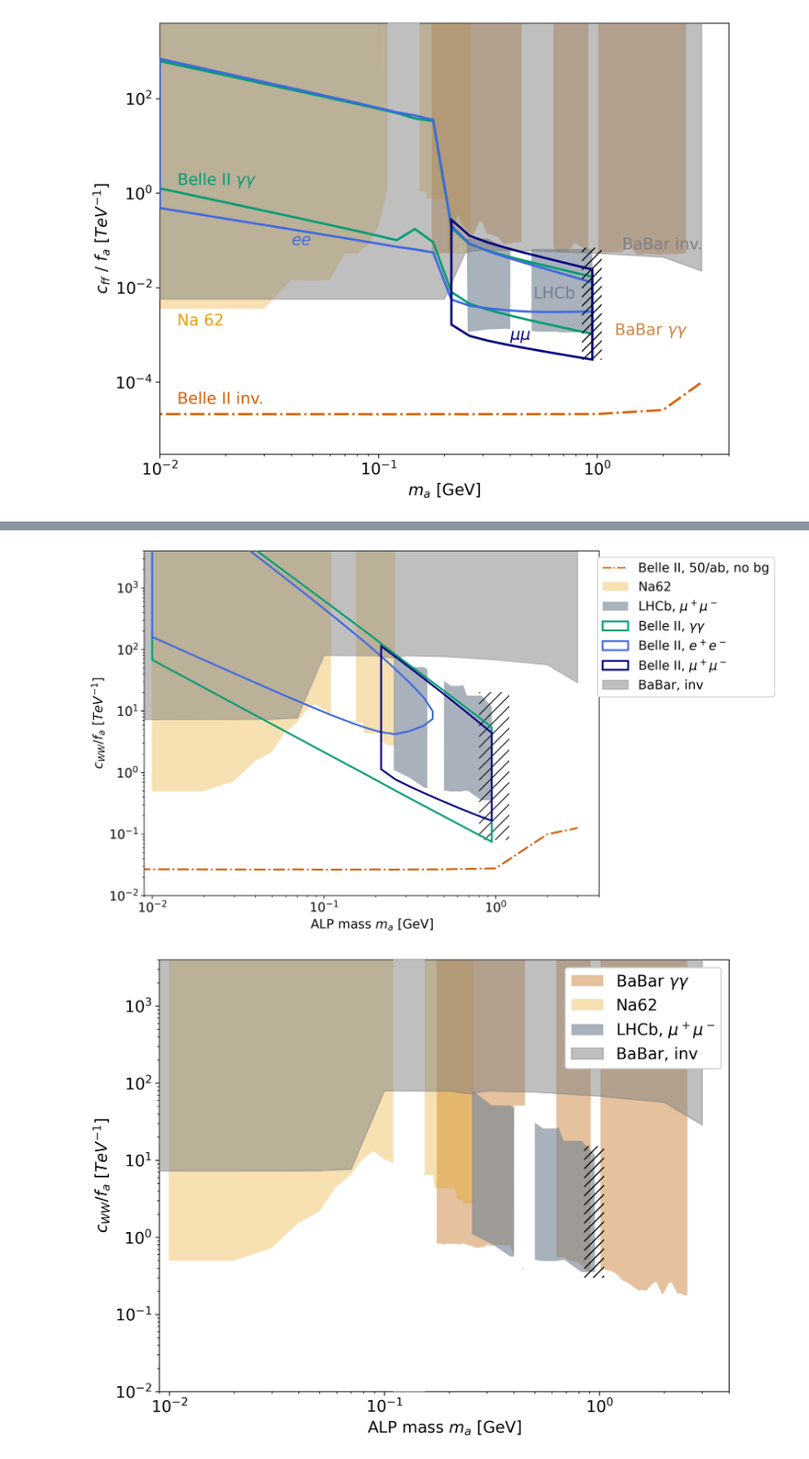
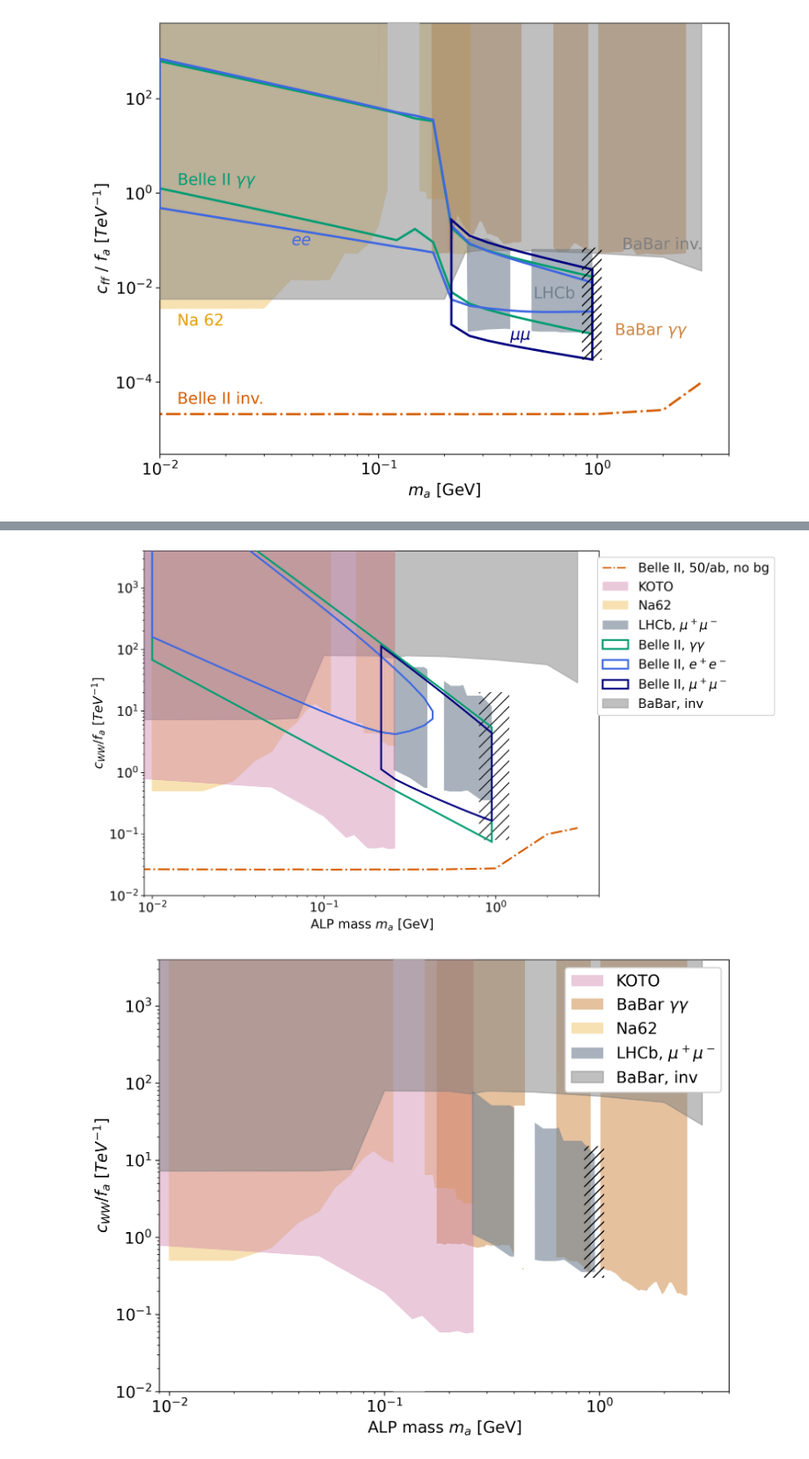
Before and after one commit to anasthesia/alps-BelleII, a Jupyter notebook: python/alps-plots.ipynb, the cells around one changed output, grey strips where cells are left out. Shown at 88% size. Saved outputs shown, nothing was run; the diff lists cells and outputs as text; code cells hidden in the pictures.

```diff
--- a/python/alps-plots.ipynb
+++ b/python/alps-plots.ipynb
@@ -72,6 +72,9 @@ LHCbBoundscWW=genfromtxt('output/LHCb_cWW.dat', delimiter='\t')
 # %%
 Na62Boundscff = genfromtxt('output/Na62_cff.dat', delimiter='\t')
 Na62BoundscWW = genfromtxt('output/Na62_cWW.dat', delimiter='\t')
+# %%
+KOTOBoundscff = genfromtxt('output/KOTO_cff.dat', delimiter='\t')
+KOTOBoundscWW = genfromtxt('output/KOTO_cWW.dat', delimiter='\t')
 # %%
 BaBargammagammaBoundscff = genfromtxt('output/BaBar-gammagamma_cff.dat', delimiter='\t')
 BaBargammagammaBoundscWW = genfromtxt('output/BaBar-gammagamma_cWW.dat', delimiter='\t')
@@ -156,6 +159,7 @@ colours(0.5)
 colorBaBar="grey"
 colorLHCb="slategrey"
 colorNa62=colours(1)[4]#"teal"
+colorKOTO=colours(1)[6]
 colorBaBargammagamma="peru"#colours(1)[3]
 
 colorBelleIIinvNobkg=colours(1)[5]
@@ -492,5 +498,7 @@ plt.savefig('plots/Bounds-existing-cff.png', dpi=300, bbox_inches='tight')
 # %%
 fig, ax = plt.subplots(figsize=(9, 7))
+
+plotGen(KOTOBoundscWW,"oppacpolygon",colorKOTO,0,0.5,0.4, label='KOTO',zorder=3)
 
 plotGen(Na62BoundscWW,"oppacpolygon",colorNa62,0,1, label='Na62')
 plotCutOutRegions(cutoutRegionsNa62,0.05,0.2,10**-2,10**5,2,color="white")
@@ -570,10 +578,11 @@ ax.legend(handles=handles, loc='upper right', bbox_to_anchor=(1.4, 1), framealph
 
 plt.savefig('plots/Bounds-projections-cWW.png', dpi=300, bbox_inches='tight')
 # %% [output]
-[figure, old version]
+[figure, new version]
 # %%
 fig, ax = plt.subplots(figsize=(9, 7))
 
+plotGen(KOTOBoundscWW,"oppacpolygon",colorKOTO,0,0.5,0.4, label='KOTO',zorder=3)
 
 plotGen(BaBargammagammaBoundscWW,"oppacpolygon",colorBaBargammagamma,0,None,0.5,label='BaBar $\gamma \gamma$')
 plotCutOutRegions(cutoutRegionsBaBargammagamma,0.1,3,10**-5,10**5,2,color="white")
@@ -627,34 +636,34 @@ ax.add_patch(p)
 ax.set_xlabel('ALP mass $m_a$ [GeV]')
 ax.set_ylabel('$c_{WW}/f_a\ [TeV^{-1}]$')
 ax.set_xscale('log')
 ax.set_yscale('log')
 ax.set_xlim(9*10**-3, 4)
 ax.set_ylim(10**-2, 4*10**3)
 
 handles, labels = ax.get_legend_handles_labels()
 babar= mlines.Line2D([], [], color='grey', linestyle='--',
                           markersize=15, label='BaBar, X='+"ME")
 belleIIInv= mlines.Line2D([], [], color=colorBelleIIinvNobkg, linestyle='-',
                           markersize=15, label='Belle II, 0.5/ab, no bg')
 belleIIInv50= mlines.Line2D([], [], color=colorBelleIIinvNobkg, linestyle='-.',
                           markersize=15, label='Belle II, 50/ab, no bg')
 belleIIInvbg= mlines.Line2D([], [], color=colorBelleIIinvWithbkg, linestyle='-',
                           markersize=15, label='Belle II, 0.5/ab, with bg')
 belleIIInv50bg= mlines.Line2D([], [], color=colorBelleIIinvWithbkg, linestyle='-.',
                           markersize=15, label='Belle II, 50/ab, with bg')
 
 # handles.insert(0, belleIIInv50)
 # handles.insert(0, belleIIInv)
 # handles.insert(0, belleIIInv50bg)
 # handles.insert(0, belleIIInvbg)
 # handles.insert(0, babar)
 
 ax.legend(handles=handles, loc='upper right', framealpha=1)
 
 
 plt.savefig('plots/Bounds-existing-cWW.png', dpi=300, bbox_inches='tight')
 # %% [output]
-[figure, old version]
+[figure, new version]
 # %%
 fig, ax = plt.subplots(figsize=(9, 7))
 
```
Also changed, not shown: parts of 1 cell of this notebook, 3 other files.
